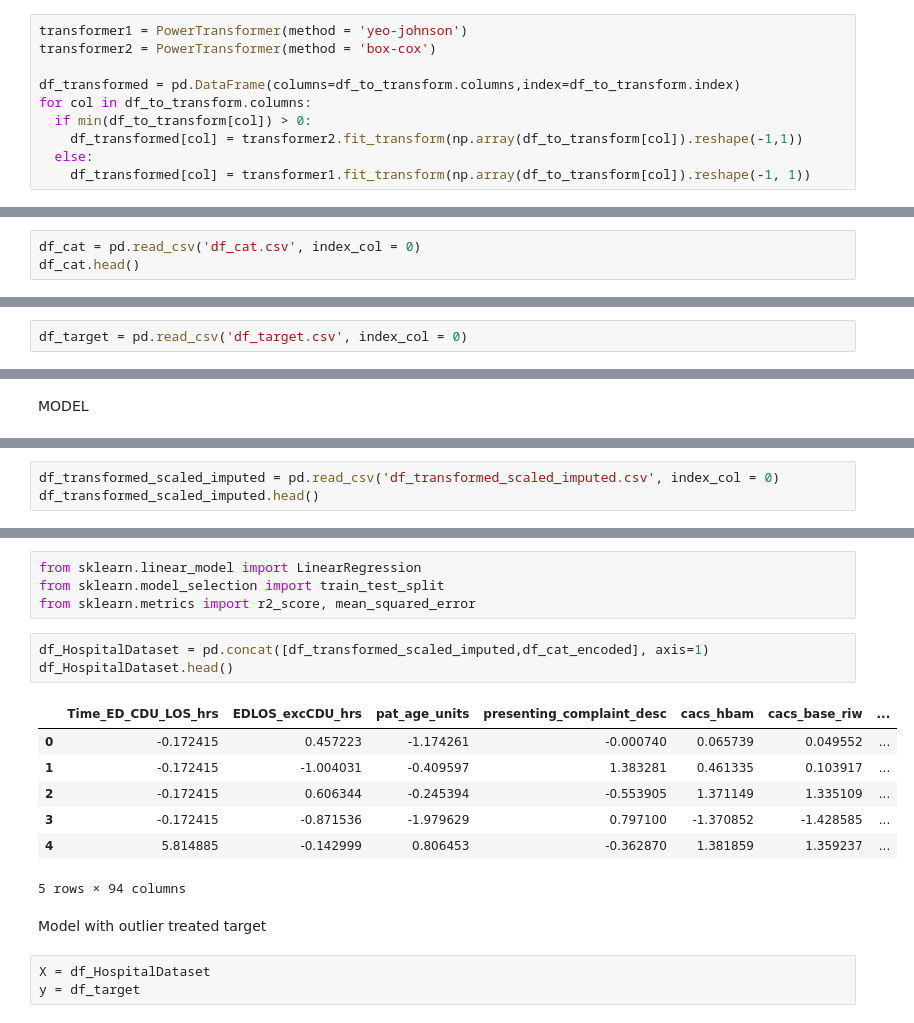
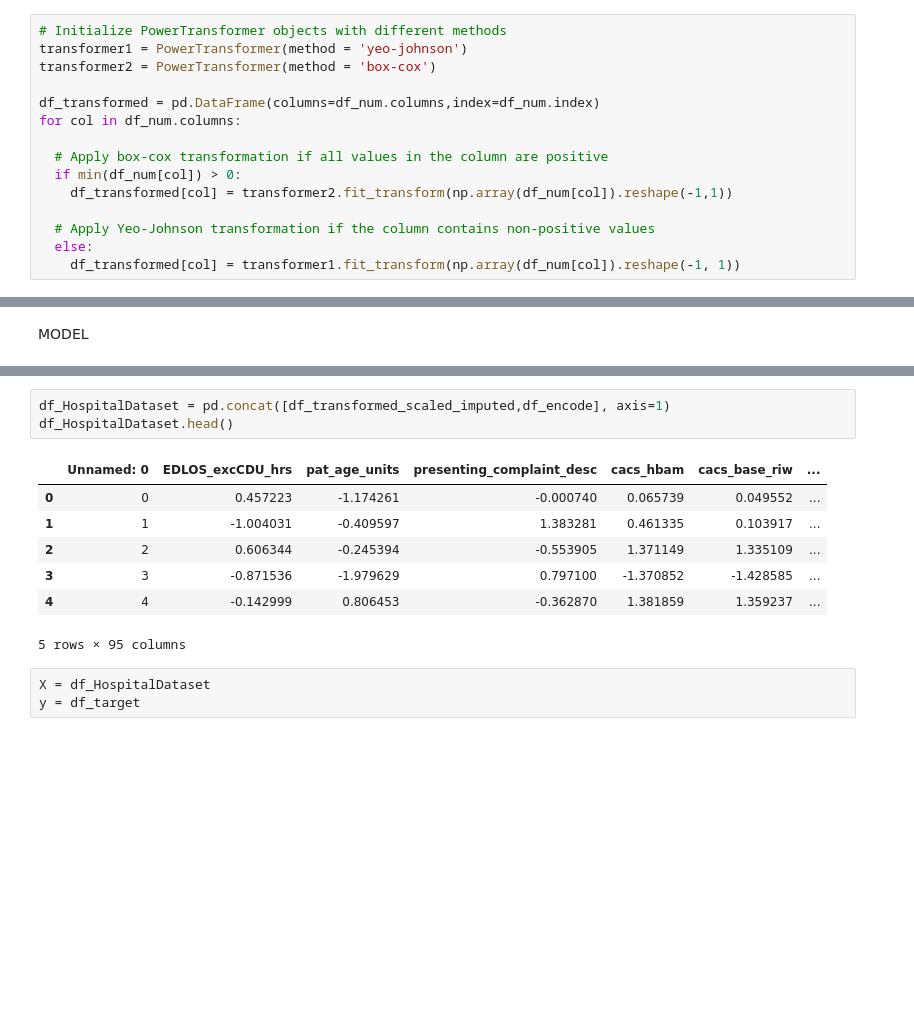
Before and after one commit to Rubina-Bansal/HealthcareIndustry_SLR, a Jupyter notebook: Healthcare_DurationOfStay.ipynb, the cells around one changed output, grey strips where cells are left out. Drawn from its saved outputs; the diff is of its cells as text; blank space fills up the shorter version.

```diff
--- a/Healthcare_DurationOfStay.ipynb
+++ b/Healthcare_DurationOfStay.ipynb
@@ -515,13 +504,18 @@ df_to_transform.shape
 # %%
+# Initialize PowerTransformer objects with different methods
 transformer1 = PowerTransformer(method = 'yeo-johnson')
 transformer2 = PowerTransformer(method = 'box-cox')
 
-df_transformed = pd.DataFrame(columns=df_to_transform.columns,index=df_to_transform.index)
-for col in df_to_transform.columns:
-  if min(df_to_transform[col]) > 0:
-    df_transformed[col] = transformer2.fit_transform(np.array(df_to_transform[col]).reshape(-1,1))
+df_transformed = pd.DataFrame(columns=df_num.columns,index=df_num.index)
+for col in df_num.columns:
+
+  # Apply box-cox transformation if all values in the column are positive
+  if min(df_num[col]) > 0:
+    df_transformed[col] = transformer2.fit_transform(np.array(df_num[col]).reshape(-1,1))
+
+  # Apply Yeo-Johnson transformation if the column contains non-positive values
   else:
-    df_transformed[col] = transformer1.fit_transform(np.array(df_to_transform[col]).reshape(-1, 1))
+    df_transformed[col] = transformer1.fit_transform(np.array(df_num[col]).reshape(-1, 1))
 # %%
 df_num.skew()
 # %% [output]
@@ -603,5 +586,2 @@ df_transformed_scaled_imputed.to_csv("df_transformed_scaled_imputed.csv")
 # %% [markdown]
 CATEGORICAL
-# %%
-df_cat = pd.read_csv('df_cat.csv', index_col = 0)
-df_cat.head()
@@ -681,3 +630 @@ import category_encoders as ce
-# %%
-df_target = pd.read_csv('df_target.csv', index_col = 0)
 # %%
@@ -720,3 +654,0 @@ df_target.head()
-# %%
-df_transformed_scaled_imputed = pd.read_csv('df_transformed_scaled_imputed.csv', index_col = 0)
-df_transformed_scaled_imputed.head()
@@ -741,20 +655,14 @@ df_cat_encoded.head()
-# %%
-from sklearn.linear_model import LinearRegression
-from sklearn.model_selection import train_test_split
-from sklearn.metrics import r2_score, mean_squared_error
 # %%
-df_HospitalDataset = pd.concat([df_transformed_scaled_imputed,df_cat_encoded], axis=1)
+df_HospitalDataset = pd.concat([df_transformed_scaled_imputed,df_encode], axis=1)
 df_HospitalDataset.head()
 # %% [output]
-|  | Time_ED_CDU_LOS_hrs | EDLOS_excCDU_hrs | pat_age_units | presenting_complaint_desc | cacs_hbam | cacs_base_riw | ... |
-| 0 | -0.172415 | 0.457223 | -1.174261 | -0.000740 | 0.065739 | 0.049552 | ... |
-| 1 | -0.172415 | -1.004031 | -0.409597 | 1.383281 | 0.461335 | 0.103917 | ... |
-| 2 | -0.172415 | 0.606344 | -0.245394 | -0.553905 | 1.371149 | 1.335109 | ... |
-| 3 | -0.172415 | -0.871536 | -1.979629 | 0.797100 | -1.370852 | -1.428585 | ... |
-| 4 | 5.814885 | -0.142999 | 0.806453 | -0.362870 | 1.381859 | 1.359237 | ... |
+|  | Unnamed: 0 | EDLOS_excCDU_hrs | pat_age_units | presenting_complaint_desc | cacs_hbam | cacs_base_riw | ... |
+| 0 | 0 | 0.457223 | -1.174261 | -0.000740 | 0.065739 | 0.049552 | ... |
+| 1 | 1 | -1.004031 | -0.409597 | 1.383281 | 0.461335 | 0.103917 | ... |
+| 2 | 2 | 0.606344 | -0.245394 | -0.553905 | 1.371149 | 1.335109 | ... |
+| 3 | 3 | -0.871536 | -1.979629 | 0.797100 | -1.370852 | -1.428585 | ... |
+| 4 | 4 | -0.142999 | 0.806453 | -0.362870 | 1.381859 | 1.359237 | ... |
-5 rows × 94 columns
+5 rows × 95 columns
-# %% [markdown]
-Model with outlier treated target
 # %%
 X = df_HospitalDataset
 y = df_target
```
Also changed, not shown: parts of 69 cells of this notebook.
